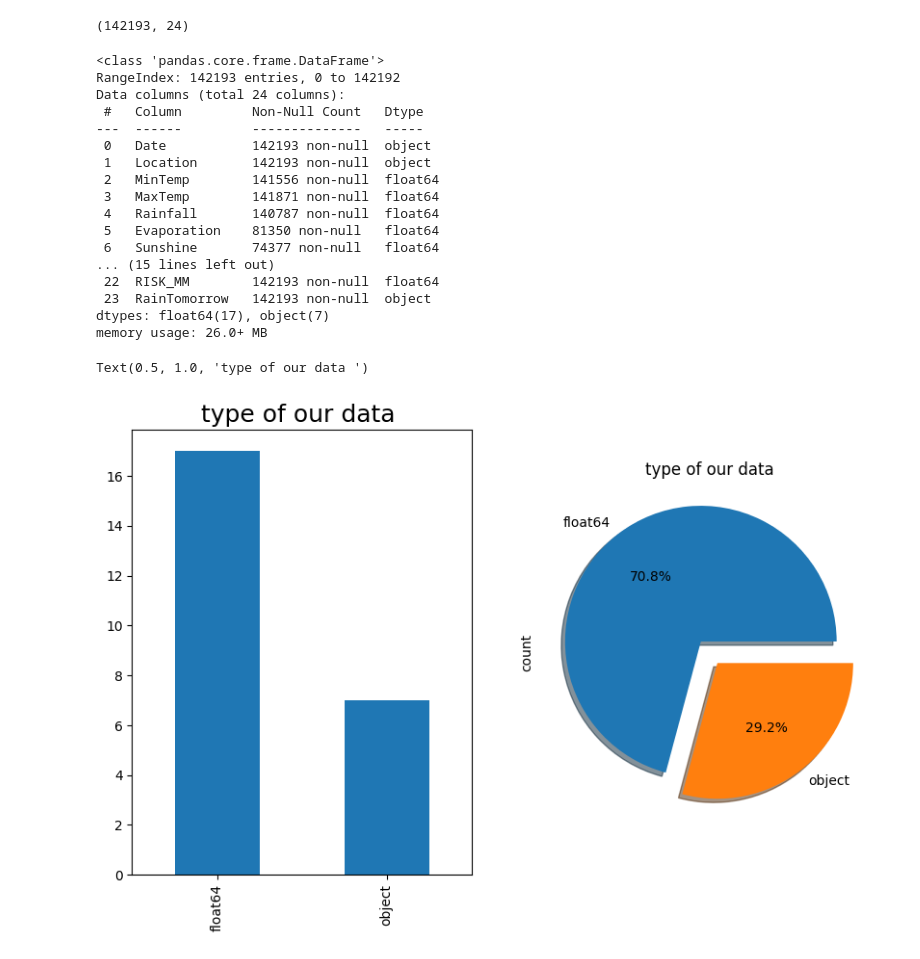
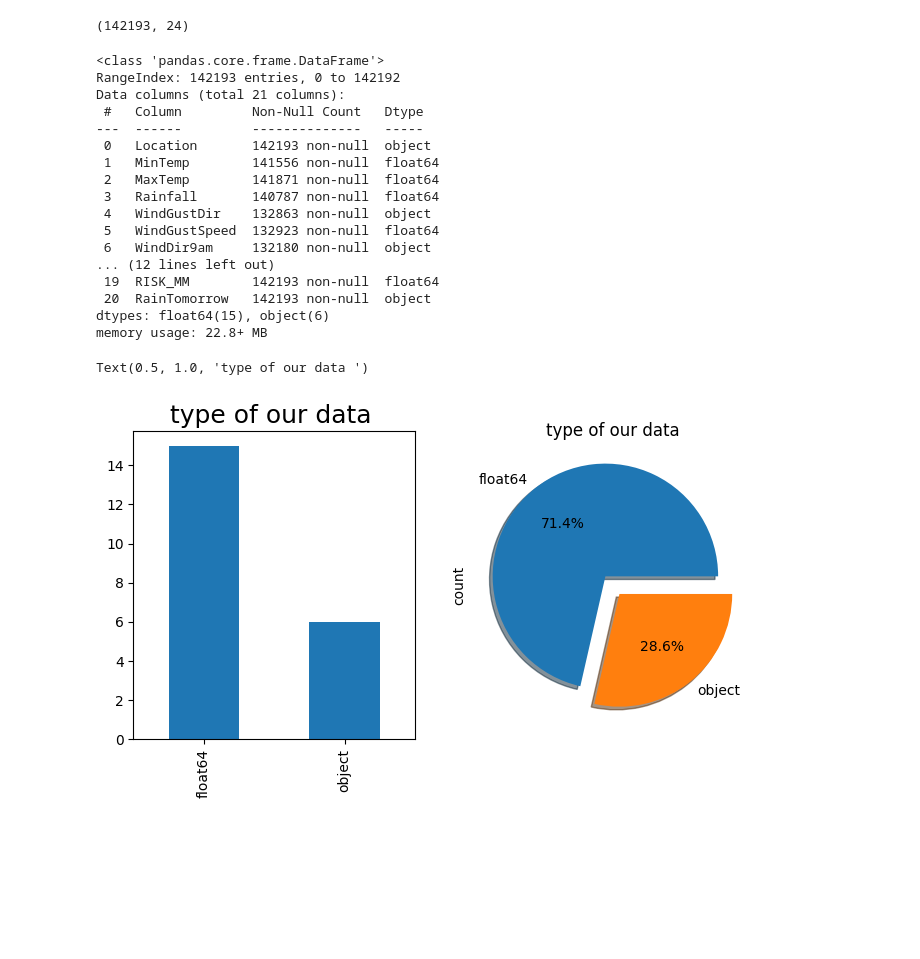
Before and after one commit to Stellamariyarit/mainproject, a Jupyter notebook: MyProject (2).ipynb, the cells around one changed output. Drawn from its saved outputs; the diff is of its cells as text; code cells hidden in the pictures; blank space fills up the shorter version.

```diff
--- a/MyProject (2).ipynb
+++ b/MyProject (2).ipynb
@@ -26,0 +12,3 @@ df.head(10)
+# %%
+df_selected = df.iloc[:, [1, 2, 3, 4, 7, 8, 9, 10, 11, 12, 13, 14, 15, 16, 17, 18, 19, 20, 21, 22,23]]
+df_selected.head(10)
@@ -45,37 +46,37 @@ df.shape
 # %% [output]
 (142193, 24)
 # %%
-df.info()
+df_selected.info()
 # %% [output]
 <class 'pandas.core.frame.DataFrame'>
 RangeIndex: 142193 entries, 0 to 142192
-Data columns (total 24 columns):
+Data columns (total 21 columns):
  #   Column         Non-Null Count   Dtype
 ---  ------         --------------   -----
- 0   Date           142193 non-null  object
- 1   Location       142193 non-null  object
- 2   MinTemp        141556 non-null  float64
- 3   MaxTemp        141871 non-null  float64
- 4   Rainfall       140787 non-null  float64
- 5   Evaporation    81350 non-null   float64
- 6   Sunshine       74377 non-null   float64
-... (15 lines left out)
- 22  RISK_MM        142193 non-null  float64
- 23  RainTomorrow   142193 non-null  object
-dtypes: float64(17), object(7)
-memory usage: 26.0+ MB
+ 0   Location       142193 non-null  object
+ 1   MinTemp        141556 non-null  float64
+ 2   MaxTemp        141871 non-null  float64
+ 3   Rainfall       140787 non-null  float64
+ 4   WindGustDir    132863 non-null  object
+ 5   WindGustSpeed  132923 non-null  float64
+ 6   WindDir9am     132180 non-null  object
+... (12 lines left out)
+ 19  RISK_MM        142193 non-null  float64
+ 20  RainTomorrow   142193 non-null  object
+dtypes: float64(15), object(6)
+memory usage: 22.8+ MB
 # %%
 import matplotlib.pyplot as plt
-fig, axarr = plt.subplots(1, 2, figsize=(10, 6))
+fig, axarr = plt.subplots(1, 2, figsize=(8, 4))
 
 
-df.dtypes.value_counts().plot.pie(explode=[0.1, 0.1], autopct='%1.1f%%', shadow=True, ax=axarr[1])
+df_selected.dtypes.value_counts().plot.pie(explode=[0.1, 0.1], autopct='%1.1f%%', shadow=True, ax=axarr[1])
 axarr[1].set_title("Type of our data", fontsize=18)
 
 
-df.dtypes.value_counts().plot(kind='bar',ax=axarr[0])
+df_selected.dtypes.value_counts().plot(kind='bar',ax=axarr[0])
 plt.title('type of our data');
 axarr[0].set_title("type of our data ", fontsize=18)
 # %% [output]
 Text(0.5, 1.0, 'type of our data ')
-[figure, old version]
+[figure, new version]
```
Also changed, not shown: parts of 18 cells of this notebook.
